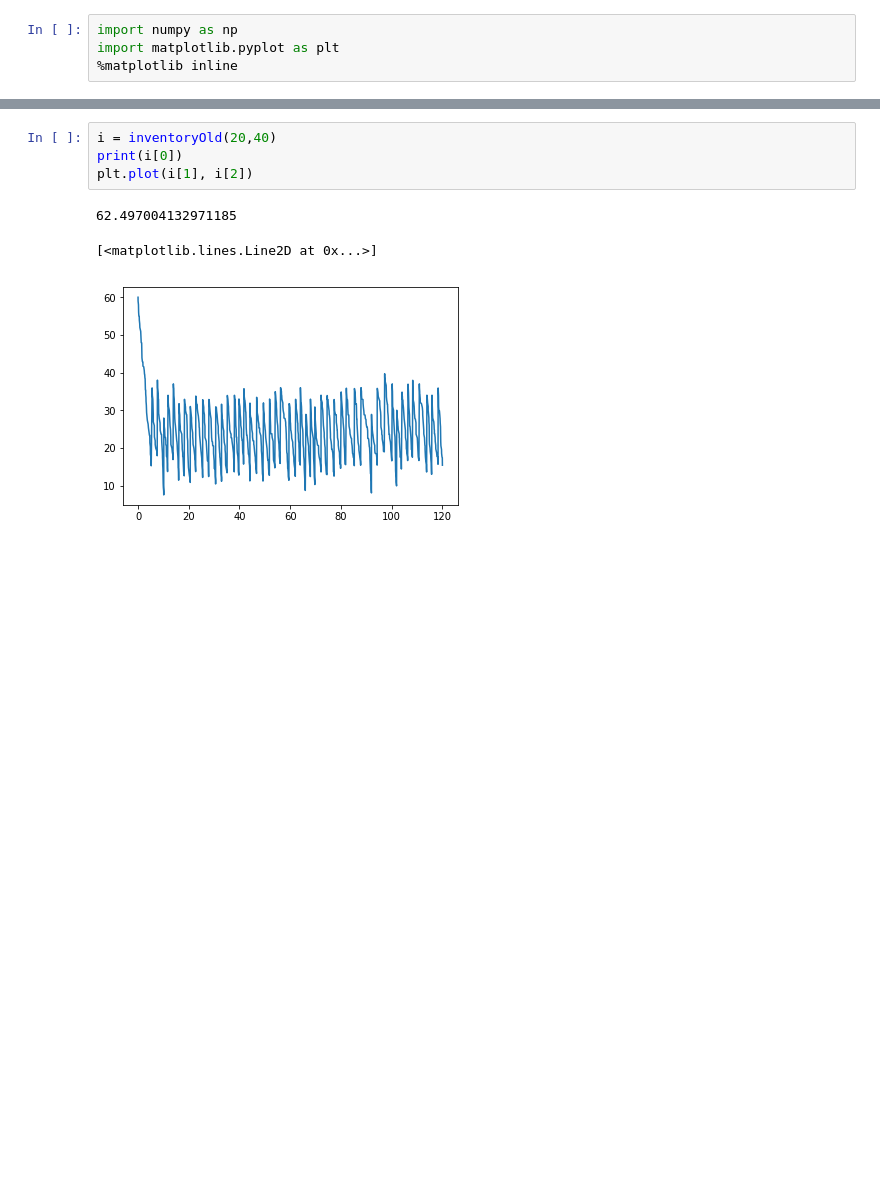
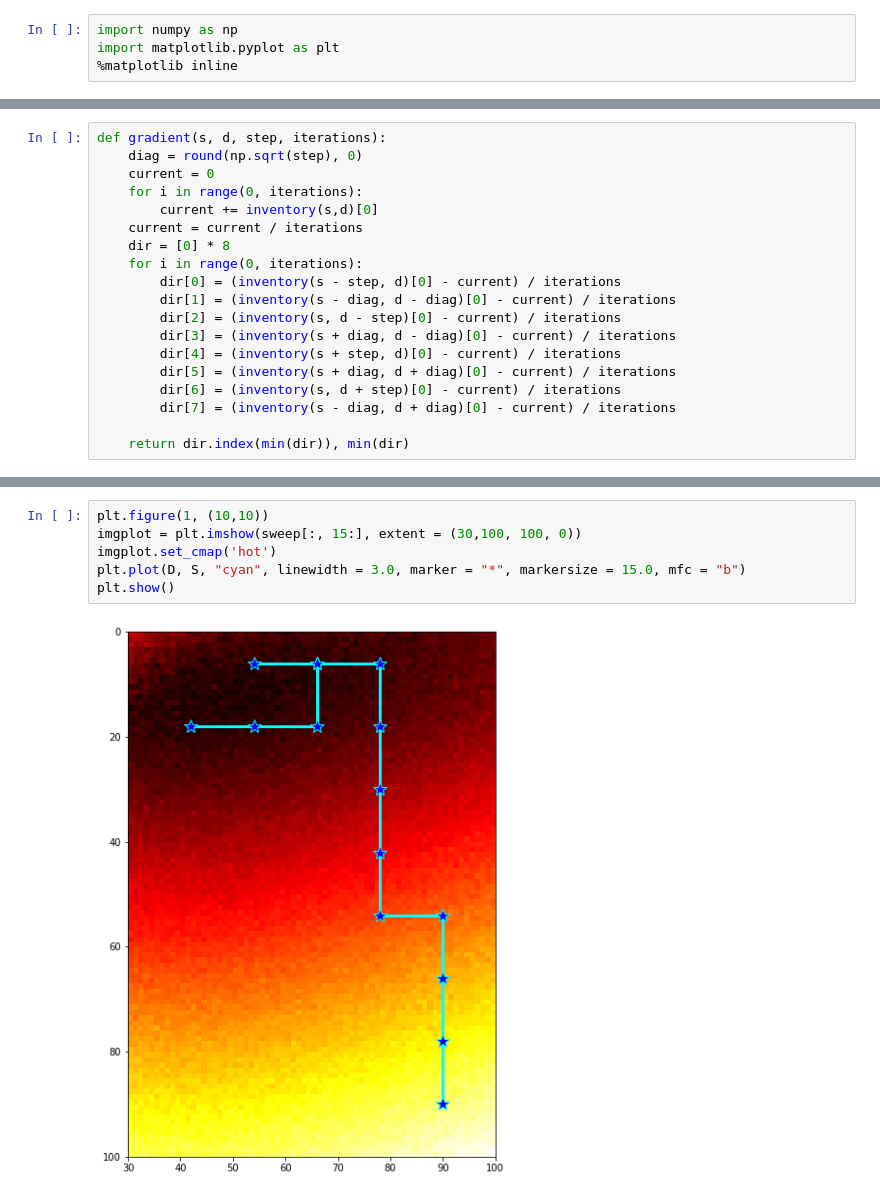
Before and after one commit to Stippos/Simulation, a Jupyter notebook: Viikko4/Inventort.ipynb, the cells around one changed output, grey strips where cells are left out. Cells and saved outputs as stored; diff of their text form; blank space fills up the shorter version.

```diff
--- a/Viikko4/Inventort.ipynb
+++ b/Viikko4/Inventort.ipynb
@@ -91,0 +90,19 @@ plt.plot(i[1], i[2])
+# %%
+def gradient(s, d, step, iterations):
+    diag = round(np.sqrt(step), 0)
+    current = 0
+    for i in range(0, iterations):
+        current += inventory(s,d)[0]
+    current = current / iterations
+    dir = [0] * 8
+    for i in range(0, iterations):
+        dir[0] = (inventory(s - step, d)[0] - current) / iterations
+        dir[1] = (inventory(s - diag, d - diag)[0] - current) / iterations
+        dir[2] = (inventory(s, d - step)[0] - current) / iterations
+        dir[3] = (inventory(s + diag, d - diag)[0] - current) / iterations
+        dir[4] = (inventory(s + step, d)[0] - current) / iterations
+        dir[5] = (inventory(s + diag, d + diag)[0] - current) / iterations
+        dir[6] = (inventory(s, d + step)[0] - current) / iterations
+        dir[7] = (inventory(s - diag, d + diag)[0] - current) / iterations
+
+    return dir.index(min(dir)), min(dir)
@@ -215,8 +157,8 @@ def inventoryOld(s, d):
-# %%
-i = inventoryOld(20,40)
-print(i[0])
-plt.plot(i[1], i[2])
-# %% [output]
-62.497004132971185
-[<matplotlib.lines.Line2D at 0x...>]
-[figure, removed]
+# %%
+plt.figure(1, (10,10))
+imgplot = plt.imshow(sweep[:, 15:], extent = (30,100, 100, 0))
+imgplot.set_cmap('hot')
+plt.plot(D, S, "cyan", linewidth = 3.0, marker = "*", markersize = 15.0, mfc = "b")
+plt.show()
+# %% [output]
+[figure, added]
```
Also changed, not shown: parts of 9 cells of this notebook.
